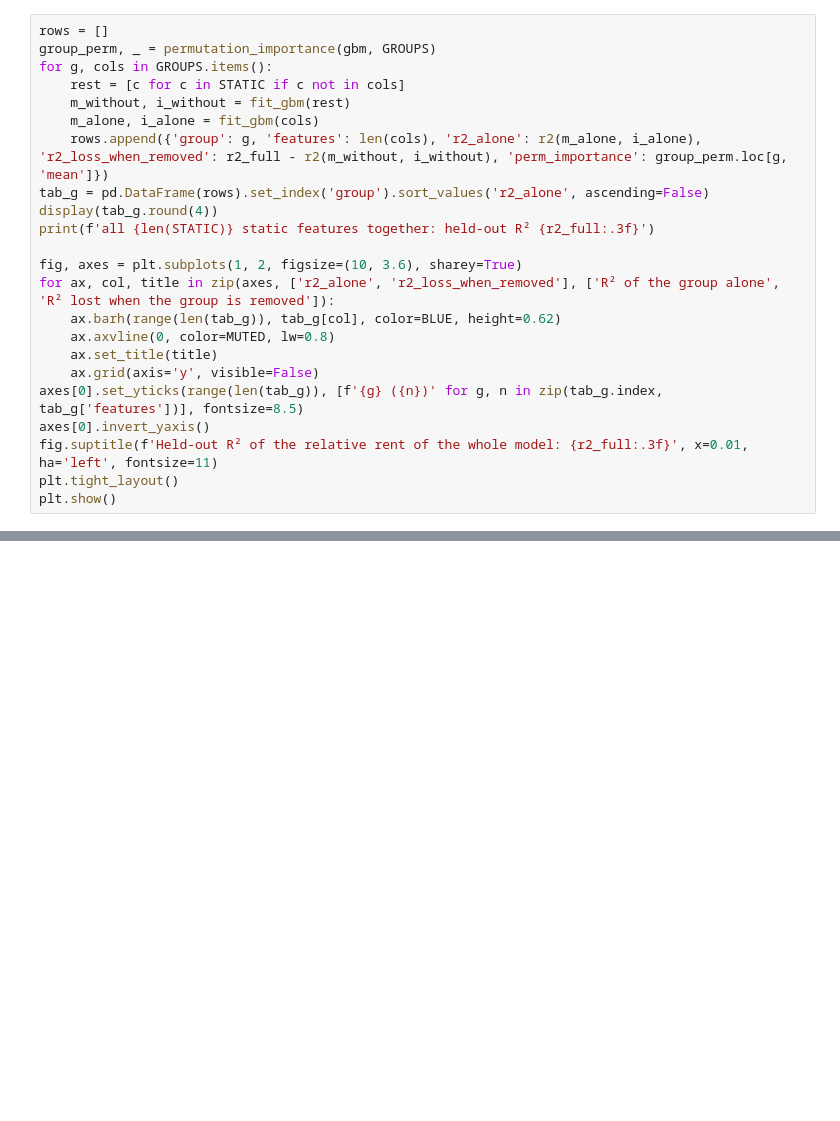
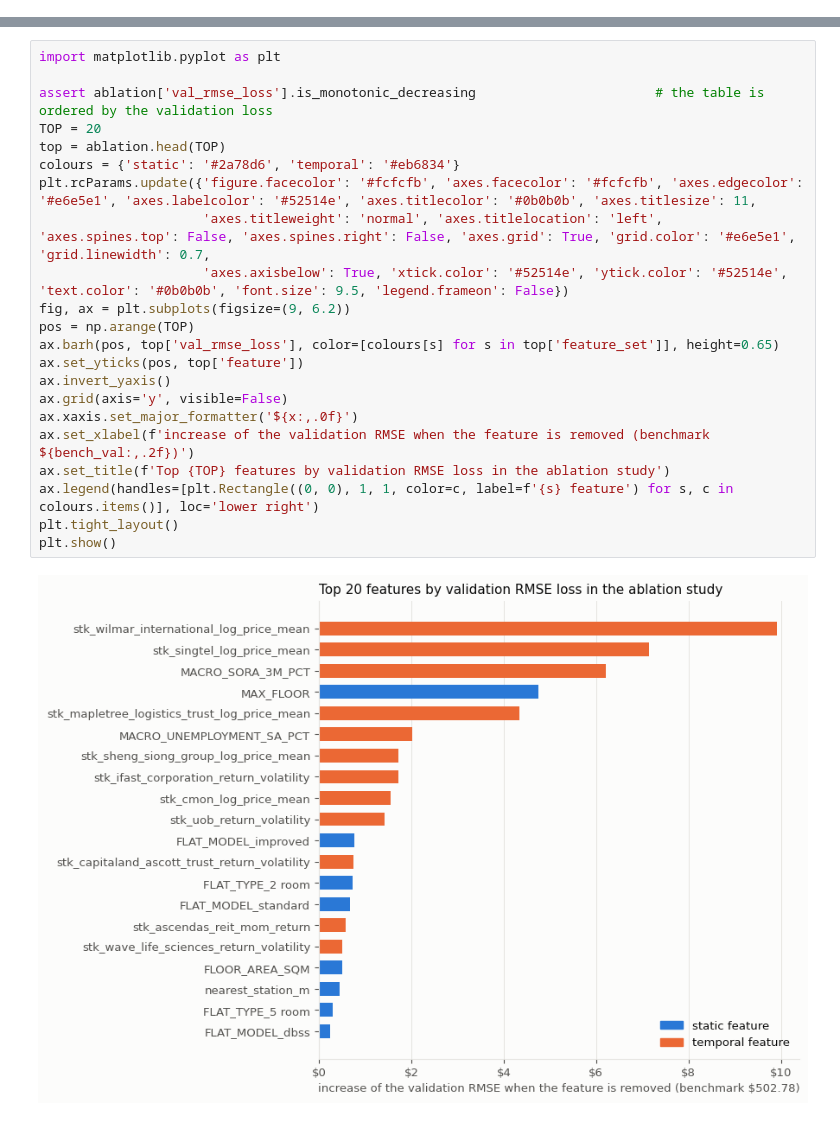
Before and after one commit to elijahkzy/CS5228-project, a Jupyter notebook: final_report/01_data_processing/03_merge_all_features/feature_analysis.ipynb, the cells around one changed output, grey strips where cells are left out. Saved outputs shown, nothing was run; the diff lists cells and outputs as text; blank space fills up the shorter version.

Commit message:
ablation study

```diff
--- a/final_report/01_data_processing/03_merge_all_features/feature_analysis.ipynb
+++ b/final_report/01_data_processing/03_merge_all_features/feature_analysis.ipynb
@@ -551,23 +0,0 @@ A group whose loss is small but whose "alone" R² is large is redundant with oth
-# %%
-rows = []
-group_perm, _ = permutation_importance(gbm, GROUPS)
-for g, cols in GROUPS.items():
-    rest = [c for c in STATIC if c not in cols]
-    m_without, i_without = fit_gbm(rest)
-    m_alone, i_alone = fit_gbm(cols)
-    rows.append({'group': g, 'features': len(cols), 'r2_alone': r2(m_alone, i_alone), 'r2_loss_when_removed': r2_full - r2(m_without, i_without), 'perm_importance': group_perm.loc[g, 'mean']})
-tab_g = pd.DataFrame(rows).set_index('group').sort_values('r2_alone', ascending=False)
-display(tab_g.round(4))
-print(f'all {len(STATIC)} static features together: held-out R² {r2_full:.3f}')
-
-fig, axes = plt.subplots(1, 2, figsize=(10, 3.6), sharey=True)
-for ax, col, title in zip(axes, ['r2_alone', 'r2_loss_when_removed'], ['R² of the group alone', 'R² lost when the group is removed']):
-    ax.barh(range(len(tab_g)), tab_g[col], color=BLUE, height=0.62)
-    ax.axvline(0, color=MUTED, lw=0.8)
-    ax.set_title(title)
-    ax.grid(axis='y', visible=False)
-axes[0].set_yticks(range(len(tab_g)), [f'{g} ({n})' for g, n in zip(tab_g.index, tab_g['features'])], fontsize=8.5)
-axes[0].invert_yaxis()
-fig.suptitle(f'Held-out R² of the relative rent of the whole model: {r2_full:.3f}', x=0.01, ha='left', fontsize=11)
-plt.tight_layout()
-plt.show()
@@ -1102,0 +253,24 @@ From the run stored in this notebook (fixed seeds; the tables and charts above a
+# %%
+import matplotlib.pyplot as plt
+
+assert ablation['val_rmse_loss'].is_monotonic_decreasing                       # the table is ordered by the validation loss
+TOP = 20
+top = ablation.head(TOP)
+colours = {'static': '#2a78d6', 'temporal': '#eb6834'}
+plt.rcParams.update({'figure.facecolor': '#fcfcfb', 'axes.facecolor': '#fcfcfb', 'axes.edgecolor': '#e6e5e1', 'axes.labelcolor': '#52514e', 'axes.titlecolor': '#0b0b0b', 'axes.titlesize': 11,
+                     'axes.titleweight': 'normal', 'axes.titlelocation': 'left', 'axes.spines.top': False, 'axes.spines.right': False, 'axes.grid': True, 'grid.color': '#e6e5e1', 'grid.linewidth': 0.7,
+                     'axes.axisbelow': True, 'xtick.color': '#52514e', 'ytick.color': '#52514e', 'text.color': '#0b0b0b', 'font.size': 9.5, 'legend.frameon': False})
+fig, ax = plt.subplots(figsize=(9, 6.2))
+pos = np.arange(TOP)
+ax.barh(pos, top['val_rmse_loss'], color=[colours[s] for s in top['feature_set']], height=0.65)
+ax.set_yticks(pos, top['feature'])
+ax.invert_yaxis()
+ax.grid(axis='y', visible=False)
+ax.xaxis.set_major_formatter('${x:,.0f}')
+ax.set_xlabel(f'increase of the validation RMSE when the feature is removed (benchmark ${bench_val:,.2f})')
+ax.set_title(f'Top {TOP} features by validation RMSE loss in the ablation study')
+ax.legend(handles=[plt.Rectangle((0, 0), 1, 1, color=c, label=f'{s} feature') for s, c in colours.items()], loc='lower right')
+plt.tight_layout()
+plt.show()
+# %% [output]
+[figure, added]
```
Also changed, not shown: parts of 63 cells of this notebook.
